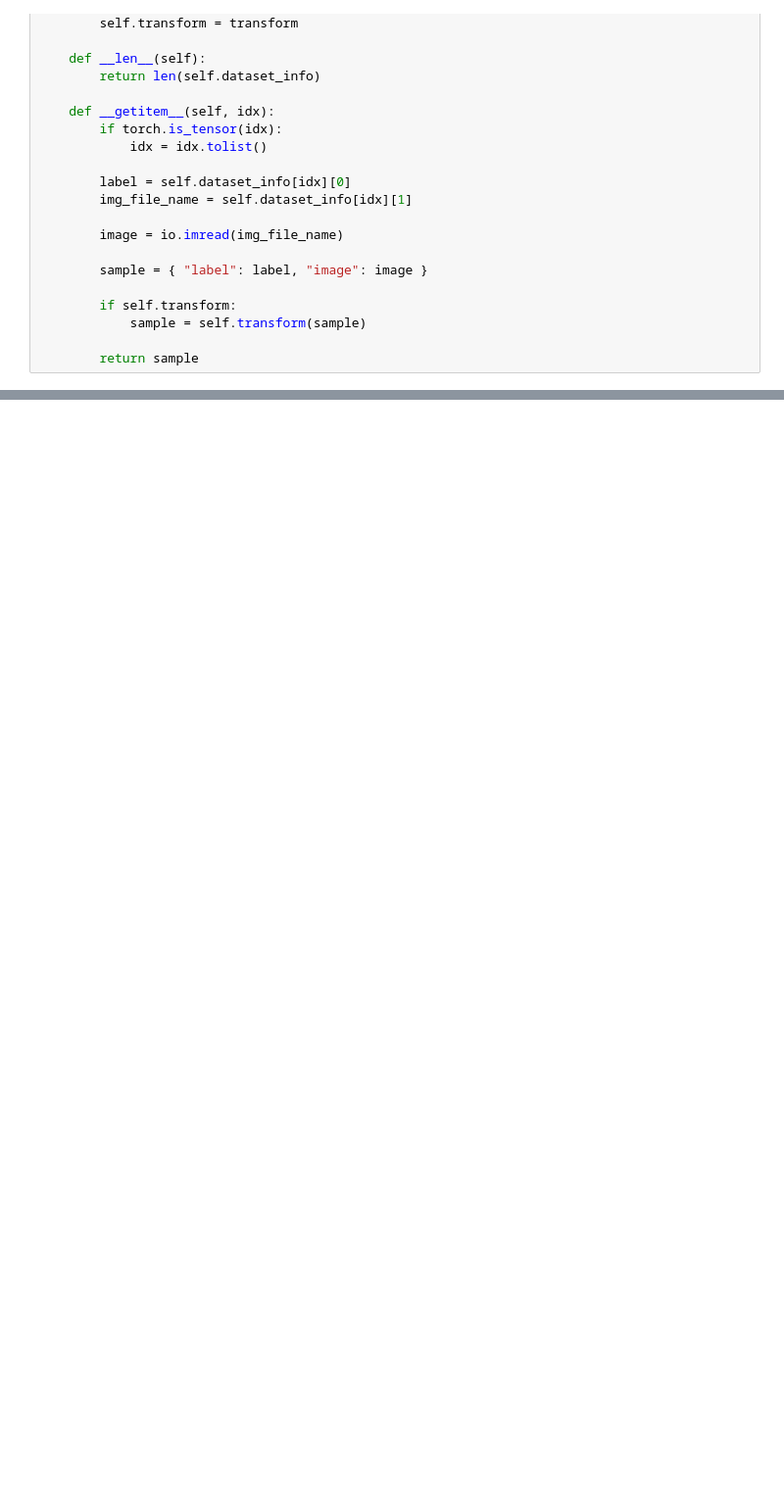
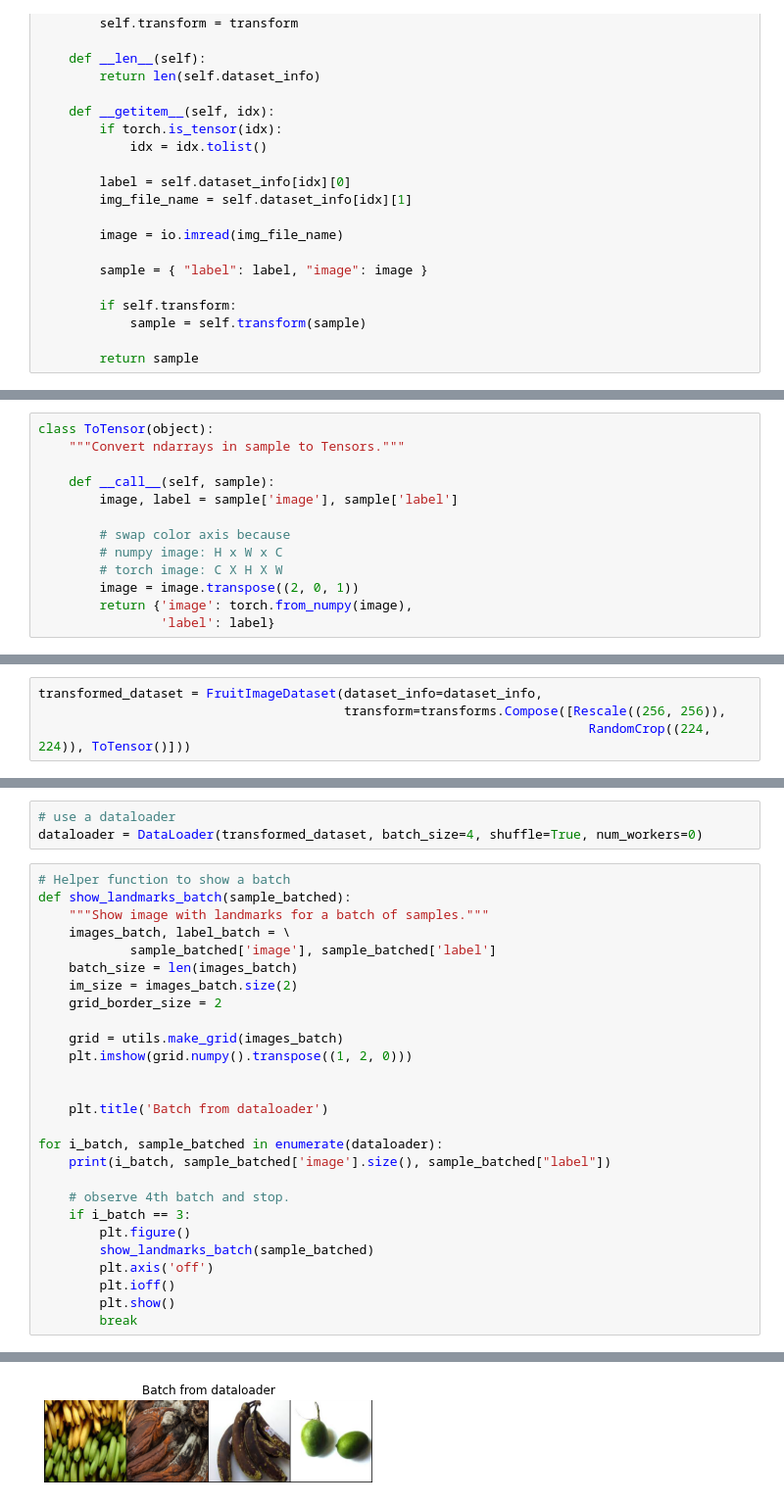
Before and after one commit to ShawonAshraf/experiments, a Jupyter notebook: pytorch-dataloader-image/pytorch-dataloader-image.ipynb, the cells around one changed output, grey strips where cells are left out. Shown at 98% size. Saved outputs shown, nothing was run; the diff lists cells and outputs as text; blank space fills up the shorter version.

```diff
--- a/pytorch-dataloader-image/pytorch-dataloader-image.ipynb
+++ b/pytorch-dataloader-image/pytorch-dataloader-image.ipynb
@@ -73,0 +144,13 @@ class FruitImageDataset(Dataset):
+# %%
+class ToTensor(object):
+    """Convert ndarrays in sample to Tensors."""
+
+    def __call__(self, sample):
+        image, label = sample['image'], sample['label']
+
+        # swap color axis because
+        # numpy image: H x W x C
+        # torch image: C X H X W
+        image = image.transpose((2, 0, 1))
+        return {'image': torch.from_numpy(image),
+                'label': label}
@@ -73,0 +178,4 @@ class FruitImageDataset(Dataset):
+# %%
+transformed_dataset = FruitImageDataset(dataset_info=dataset_info,
+                                        transform=transforms.Compose([Rescale((256, 256)),
+                                                                        RandomCrop((224, 224)), ToTensor()]))
@@ -73,0 +194,31 @@ class FruitImageDataset(Dataset):
+# %%
+# use a dataloader
+dataloader = DataLoader(transformed_dataset, batch_size=4, shuffle=True, num_workers=0)
+# %%
+# Helper function to show a batch
+def show_landmarks_batch(sample_batched):
+    """Show image with landmarks for a batch of samples."""
+    images_batch, label_batch = \
+            sample_batched['image'], sample_batched['label']
+    batch_size = len(images_batch)
+    im_size = images_batch.size(2)
+    grid_border_size = 2
+
+    grid = utils.make_grid(images_batch)
+    plt.imshow(grid.numpy().transpose((1, 2, 0)))
+
+
+    plt.title('Batch from dataloader')
+
+for i_batch, sample_batched in enumerate(dataloader):
+    print(i_batch, sample_batched['image'].size(), sample_batched["label"])
+
+    # observe 4th batch and stop.
+    if i_batch == 3:
+        plt.figure()
+        show_landmarks_batch(sample_batched)
+        plt.axis('off')
+        plt.ioff()
+        plt.show()
+        break
+# %% [output]
@@ -73,0 +229 @@ class FruitImageDataset(Dataset):
+[figure, added]
```
Also changed, not shown: parts of 9 cells of this notebook.
